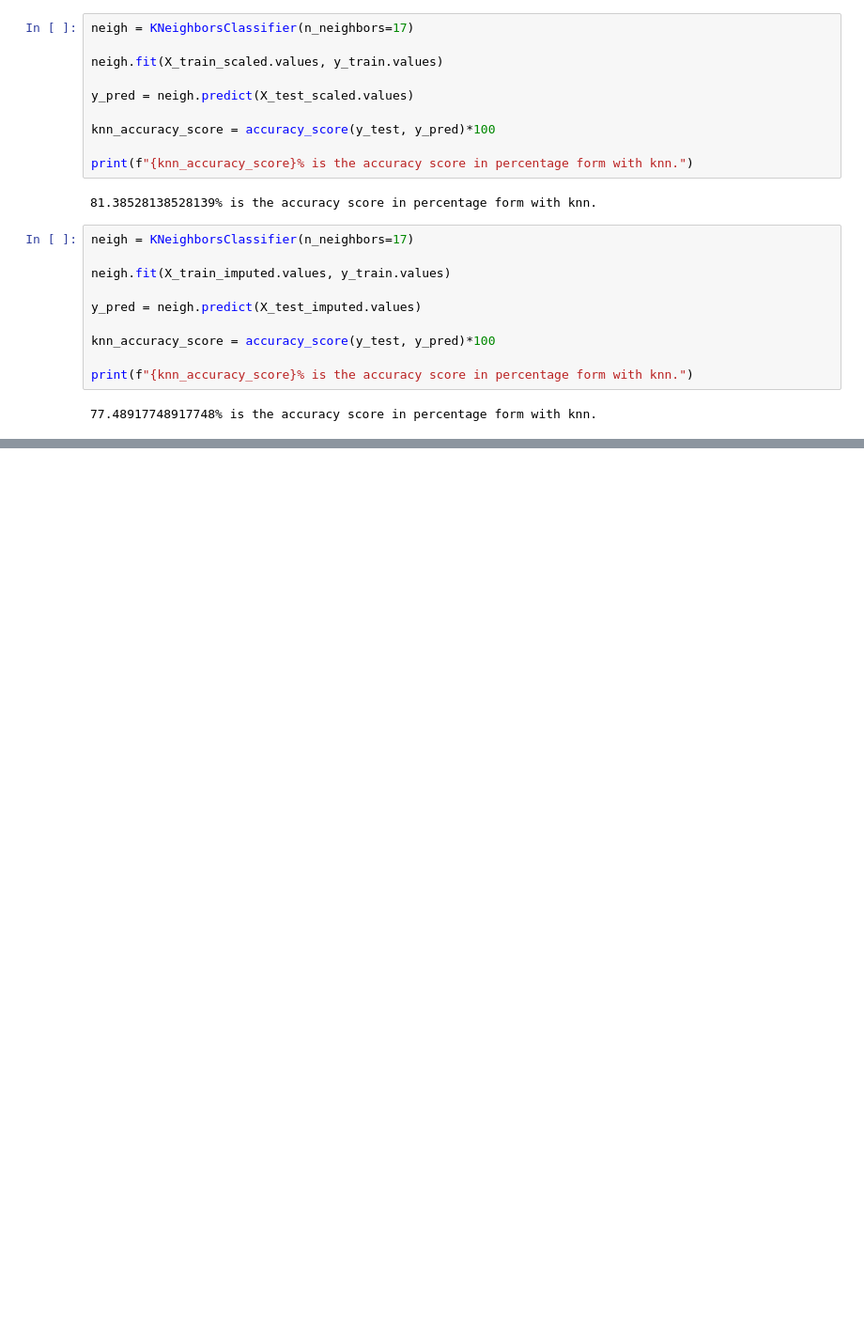
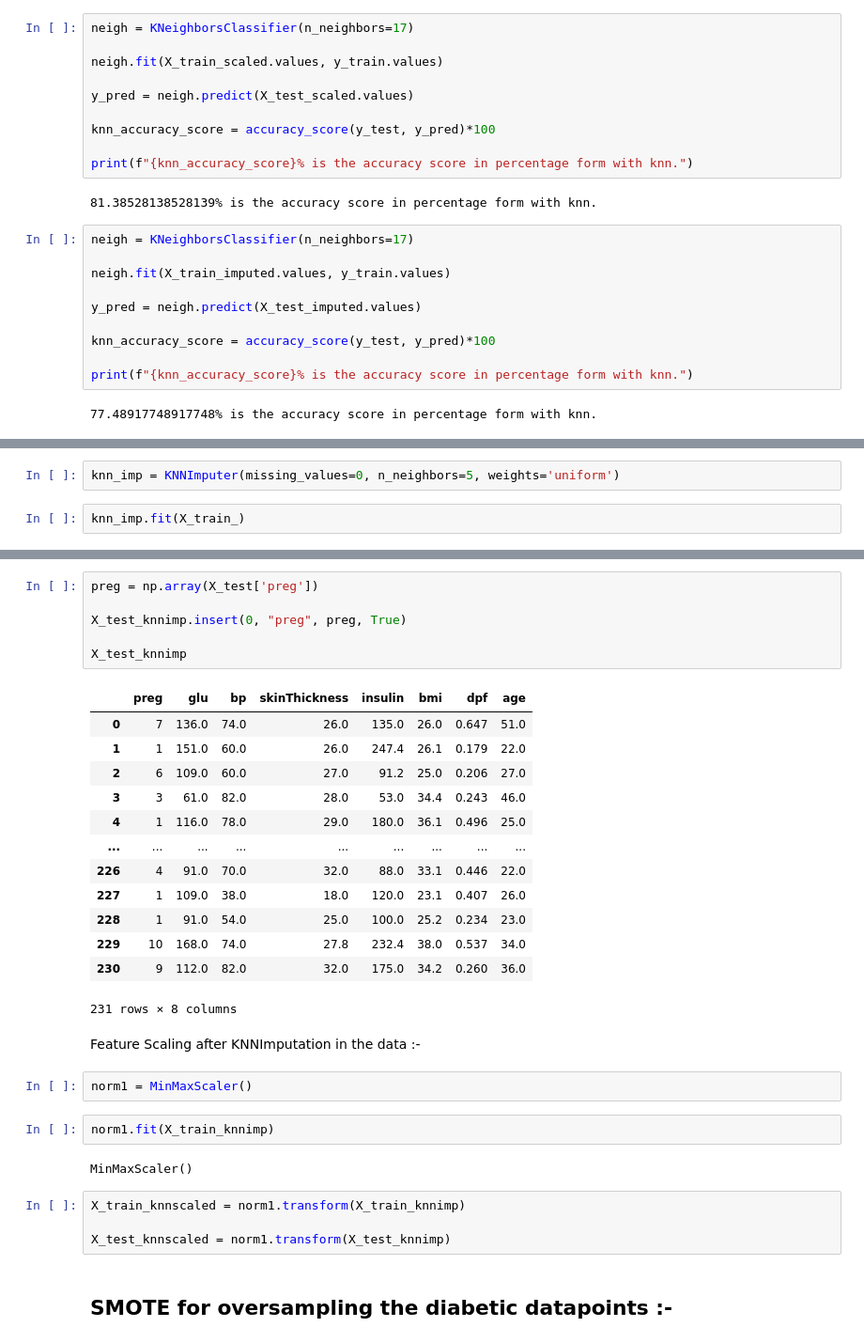
Before and after one commit to Patel27-S/Diabetes-Prediction---Data-Mining, a Jupyter notebook: DiabetesPrediction.ipynb, the cells around one changed output, grey strips where cells are left out. Shown: that part at 94% size. Cells and saved outputs as stored; diff of their text form; blank space fills up the shorter version.

Commit message:
In this snap of the project, have performed knnImputation and featureScaling for further Application of ML Models.

```diff
--- a/DiabetesPrediction.ipynb
+++ b/DiabetesPrediction.ipynb
@@ -1329,0 +1584,4 @@ DecisionTreeClassifier(criterion='entropy', max_depth=22,
+# %%
+knn_imp = KNNImputer(missing_values=0, n_neighbors=5, weights='uniform')
+# %%
+knn_imp.fit(X_train_)
@@ -1329,0 +1674,34 @@ DecisionTreeClassifier(criterion='entropy', max_depth=22,
+# %%
+preg = np.array(X_test['preg'])
+
+X_test_knnimp.insert(0, "preg", preg, True)
+
+X_test_knnimp
+# %% [output]
+|  | preg | glu | bp | skinThickness | insulin | bmi | dpf | age |
+| 0 | 7 | 136.0 | 74.0 | 26.0 | 135.0 | 26.0 | 0.647 | 51.0 |
+| 1 | 1 | 151.0 | 60.0 | 26.0 | 247.4 | 26.1 | 0.179 | 22.0 |
+| 2 | 6 | 109.0 | 60.0 | 27.0 | 91.2 | 25.0 | 0.206 | 27.0 |
+| 3 | 3 | 61.0 | 82.0 | 28.0 | 53.0 | 34.4 | 0.243 | 46.0 |
+| 4 | 1 | 116.0 | 78.0 | 29.0 | 180.0 | 36.1 | 0.496 | 25.0 |
+| ... | ... | ... | ... | ... | ... | ... | ... | ... |
+| 226 | 4 | 91.0 | 70.0 | 32.0 | 88.0 | 33.1 | 0.446 | 22.0 |
+| 227 | 1 | 109.0 | 38.0 | 18.0 | 120.0 | 23.1 | 0.407 | 26.0 |
+| 228 | 1 | 91.0 | 54.0 | 25.0 | 100.0 | 25.2 | 0.234 | 23.0 |
+| 229 | 10 | 168.0 | 74.0 | 27.8 | 232.4 | 38.0 | 0.537 | 34.0 |
+| 230 | 9 | 112.0 | 82.0 | 32.0 | 175.0 | 34.2 | 0.260 | 36.0 |
+231 rows × 8 columns
+# %% [markdown]
+Feature Scaling after KNNImputation in the data :-
+# %%
+norm1 = MinMaxScaler()
+# %%
+norm1.fit(X_train_knnimp)
+# %% [output]
+MinMaxScaler()
+# %%
+X_train_knnscaled = norm1.transform(X_train_knnimp)
+
+X_test_knnscaled = norm1.transform(X_test_knnimp)
+# %% [markdown]
+## SMOTE for oversampling the diabetic datapoints :-
```
Also changed, not shown: parts of 100 cells of this notebook.
